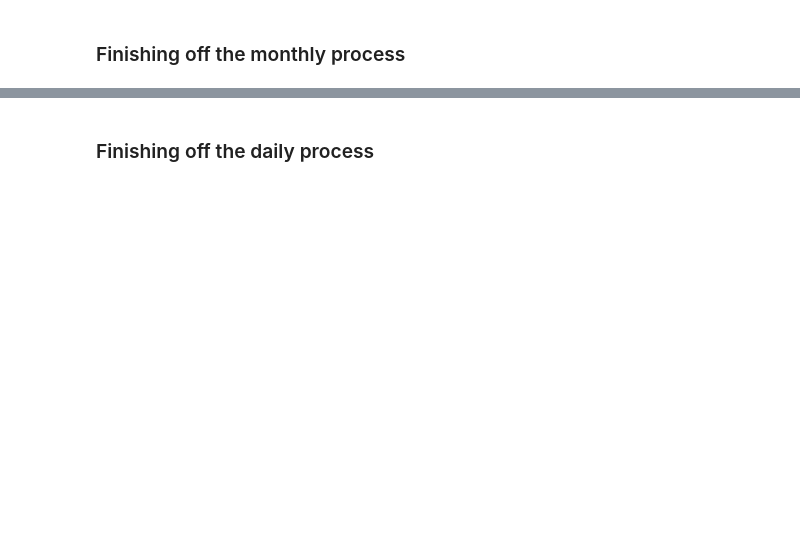
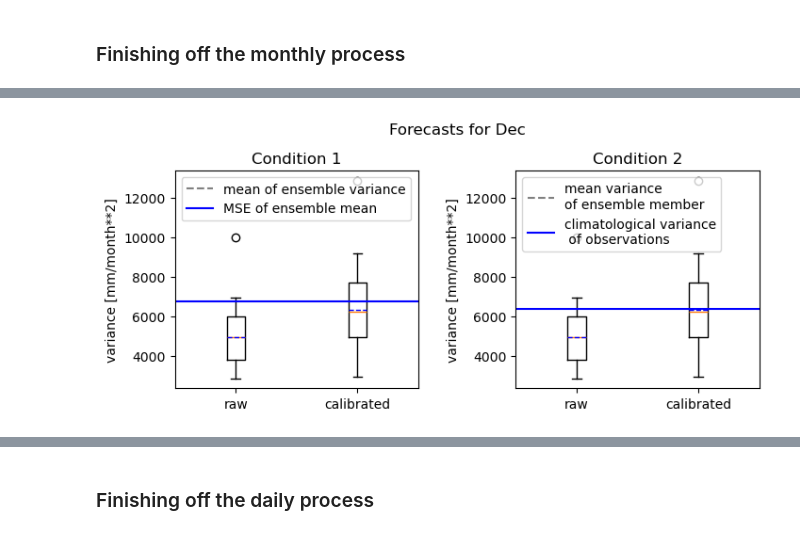
Before and after one commit to csag-uct/focus_africa_forecast_calibration, a Jupyter notebook: training_forecastcalibration.ipynb, the cells around one changed output, grey strips where cells are left out. Cells and saved outputs as stored; diff of their text form; code cells hidden in the pictures; blank space fills up the shorter version.

```diff
--- a/training_forecastcalibration.ipynb
+++ b/training_forecastcalibration.ipynb
@@ -622,3 +909,50 @@ written data/forecast-calibrated/ECMWF/SEAS51/mon/malawi/pr/pr_mon_ECMWF_SEAS51_
+# %%
+import matplotlib.lines as mlines
+mean_line = mlines.Line2D([], [], color='grey', linestyle="--")
+other_line = mlines.Line2D([], [], color='blue', linestyle="-")
+
+#plotting variances
+fig=plt.figure(figsize=(8,3))
+#generating subplot
+
+pl=fig.add_subplot(1,2,1)
+
+#condition 1
+mse=np.mean((fcstmoncalibovlp.mean("member")-refmonovlp)**2)
+membervarcalib=fcstmoncalibovlp.var("member")
+membervar=fcstmonovlp.var("member")
+
+pl.boxplot([membervar,membervarcalib], showmeans=True, meanline=True, meanprops={"color":"blue"})
+pl.axhline(mse, label="MSE of ensemble mean", color="blue")
+
+#pl.plot(fcstmoncalibovlp.time, fcstmoncalibovlp.mean("member"), "o", color="0")
+pl.set_title("Condition 1")
+pl.set_ylabel("variance [mm/month**2]")
+pl.set_xticklabels(["raw","calibrated"])
+#plt.legend(loc="upper left")
+plt.legend(handles=[mean_line,other_line],labels=["mean of ensemble variance","MSE of ensemble mean"],loc="upper left")
+
+
+pl=fig.add_subplot(1,2,2)
+
+membervarcalib=(fcstmoncalibovlp-fcstmoncalibovlp.mean()).var("member")
+membervar=(fcstmonovlp-fcstmonovlp.mean()).var("member")
+
+pl.boxplot([membervar,membervarcalib], showmeans=True, meanline=True, meanprops={"color":"blue"})
+
+pl.axhline(refmonovlp.var(),label="climatological variance\n of observations", color="blue")
+
+pl.set_ylabel("variance [mm/month**2]")
+pl.set_xticklabels(["raw","calibrated"])
+plt.legend(handles=[mean_line,other_line],labels=["mean variance \nof ensemble member","climatological variance\n of observations"],loc="upper left")
+pl.set_title("Condition 2")
+
+plt.suptitle("Forecasts for {}".format(fcstmonth_abbr), y=1.05)
+
+plt.subplots_adjust(wspace=0.4)
+plt.show()
+# %% [output]
+[figure, added]
 # %% [markdown]
 # Bias-correcting daily data
 
```
Also changed, not shown: parts of 43 cells of this notebook, 1 other file.
